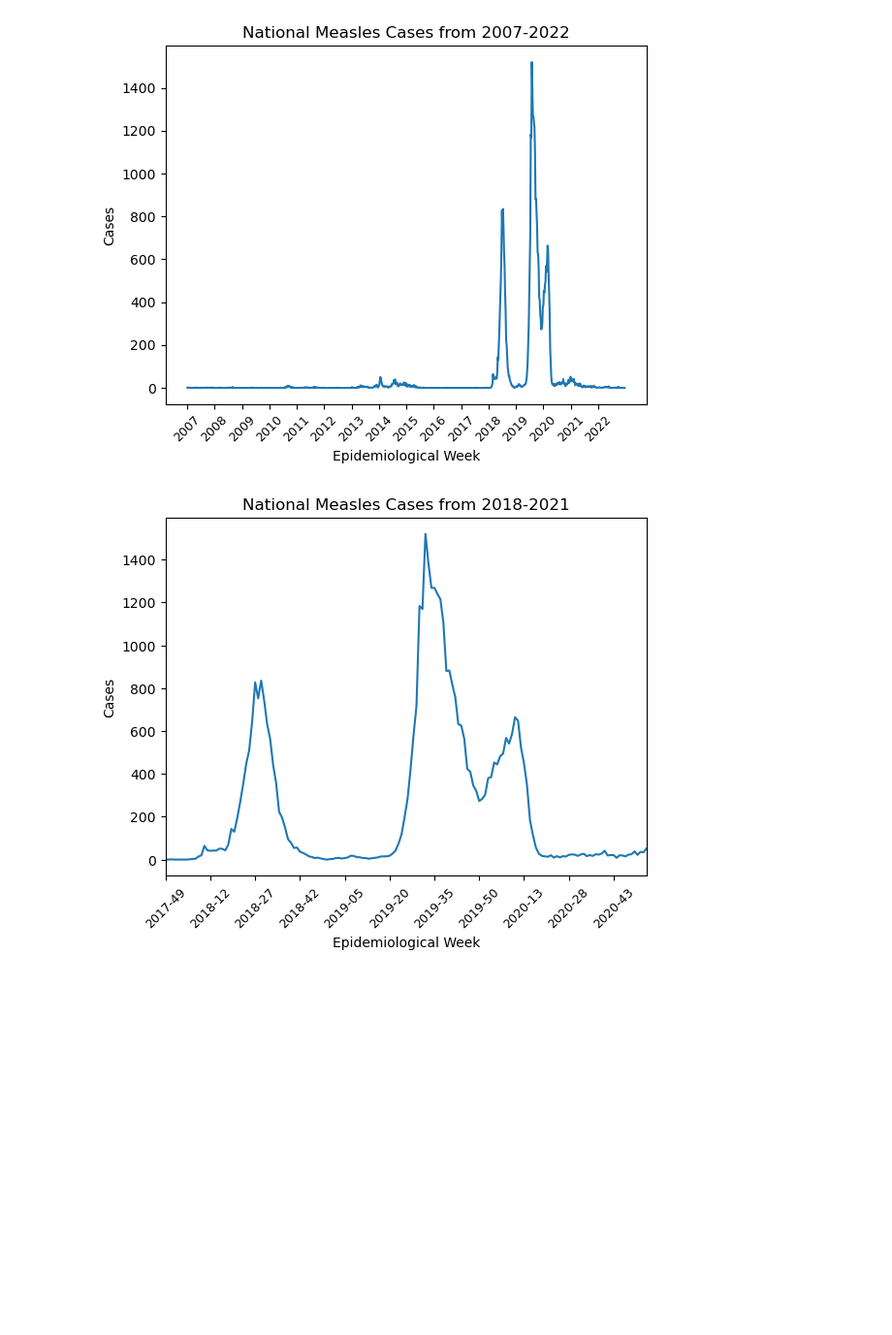
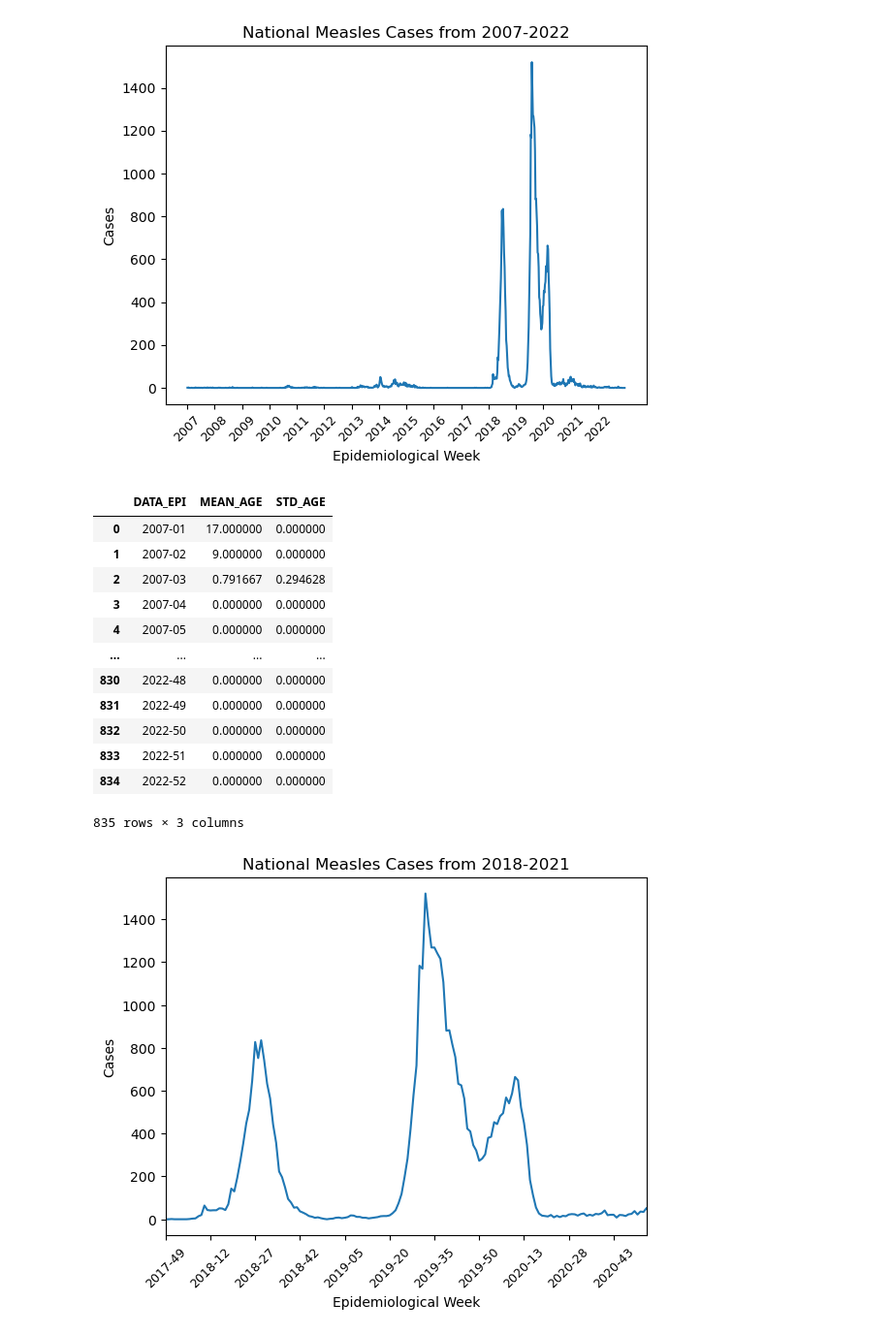
Before and after one commit to denisecammarota/measles-BR, a Jupyter notebook: Notebooks/Epidemic_Curves.ipynb, the cells around one changed output. Shown: that part at 97% size. Cells and saved outputs as stored; diff of their text form; code cells hidden in the pictures; blank space fills up the shorter version.

```diff
--- a/Notebooks/Epidemic_Curves.ipynb
+++ b/Notebooks/Epidemic_Curves.ipynb
@@ -64,6 +64,40 @@ plt.ylabel('Cases')
 plt.show()
 # %% [output]
 [figure]
+# %%
+df_age = pd.read_csv('../Data/analyzed/national_avg_age.csv')
+df_age = df_age.merge(df_aux,how = 'right', on = 'DATA_EPI' )
+df_age['MEAN_AGE'] = df_age['NU_IDADE_N_x']
+df_age['STD_AGE'] = df_age['NU_IDADE_N_y']
+df_age = df_age.drop(columns = ['Unnamed: 0','CASO', 'NU_IDADE_N_x', 'NU_IDADE_N_y'])
+df_age = df_age.fillna(0)
+
+# Plotting
+x = range(len(df_nat['DATA_EPI']))
+plt.plot(x, df_nat['CASES'],'-')
+
+# Adjusting ticks
+x_ticks = years + '-' + '01'
+index_x_ticks = [year_week_epi.index(x) for x in x_ticks]
+plt.xticks(index_x_ticks, years, rotation = 45,fontsize = 9)
+plt.title('National Measles Cases from 2007-2022')
+plt.xlabel('Epidemiological Week')
+plt.ylabel('Cases')
+plt.show()
+# %% [output]
+|  | DATA_EPI | MEAN_AGE | STD_AGE |
+| 0 | 2007-01 | 17.000000 | 0.000000 |
+| 1 | 2007-02 | 9.000000 | 0.000000 |
+| 2 | 2007-03 | 0.791667 | 0.294628 |
+| 3 | 2007-04 | 0.000000 | 0.000000 |
+| 4 | 2007-05 | 0.000000 | 0.000000 |
+| ... | ... | ... | ... |
+| 830 | 2022-48 | 0.000000 | 0.000000 |
+| 831 | 2022-49 | 0.000000 | 0.000000 |
+| 832 | 2022-50 | 0.000000 | 0.000000 |
+| 833 | 2022-51 | 0.000000 | 0.000000 |
+| 834 | 2022-52 | 0.000000 | 0.000000 |
+835 rows × 3 columns
 # %%
 # Plotting
 x = range(len(df_nat['DATA_EPI']))
```
Also changed, not shown: 30 other files.
